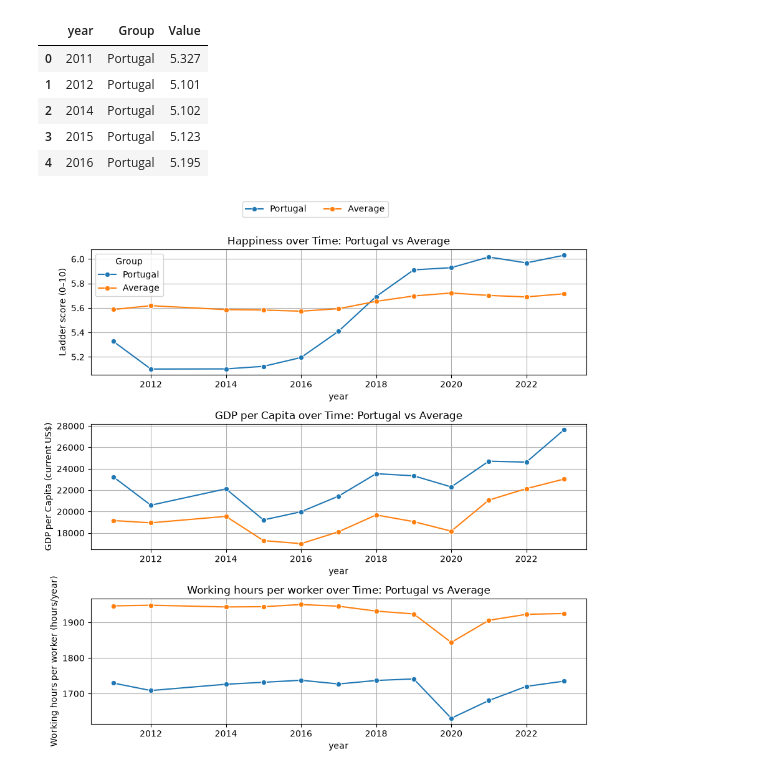
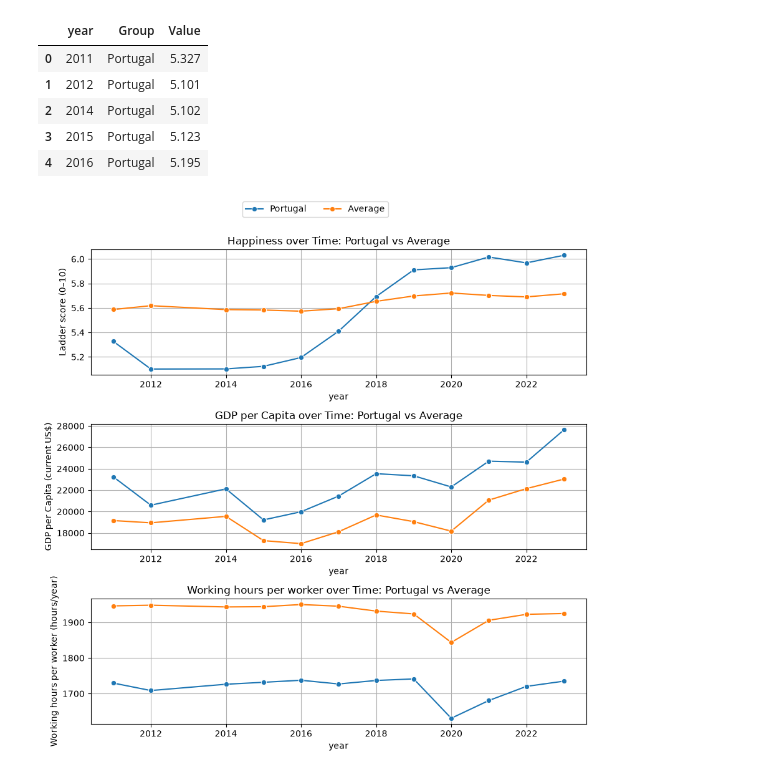
Before and after one commit to rgtd-faustino/Data-Visualization, a Jupyter notebook: Q5_visualization.ipynb, the cells around one changed output. Saved outputs shown, nothing was run; the diff lists cells and outputs as text; code cells hidden in the pictures.

Commit message:
Update data analysis and visualizations of Q5

```diff
--- a/Q5_visualization.ipynb
+++ b/Q5_visualization.ipynb
@@ -240,31 +240,32 @@ tre[1].grid(True)
 sns.lineplot(
     data=hours_long_Q5,
     x="year",
     y="Value",
     marker="o",
     hue="Group",
     legend=False,
     ax=tre[2]
     )
 
 tre[2].set_title(f"Working hours per worker over Time: {selected_country} vs Average")
 tre[2].set_xlabel("year")
 tre[2].set_ylabel("Working hours per worker (hours/year)")
 tre[2].grid(True)
 
 
 
 # Display a shared legend at the top of the figure
 # Get legend information from the first subplot
 handles, labels = tre[0].get_legend_handles_labels()
+tre[0].get_legend().remove()# remove legend of tre[0]
 fig.legend(
     handles,
     labels,
     loc="upper center",
     ncol=2
 )
 
 plt.tight_layout(rect=[0, 0, 1, 0.95])
 plt.show()
 # %% [output]
-[figure, old version]
+[figure, new version]
```
